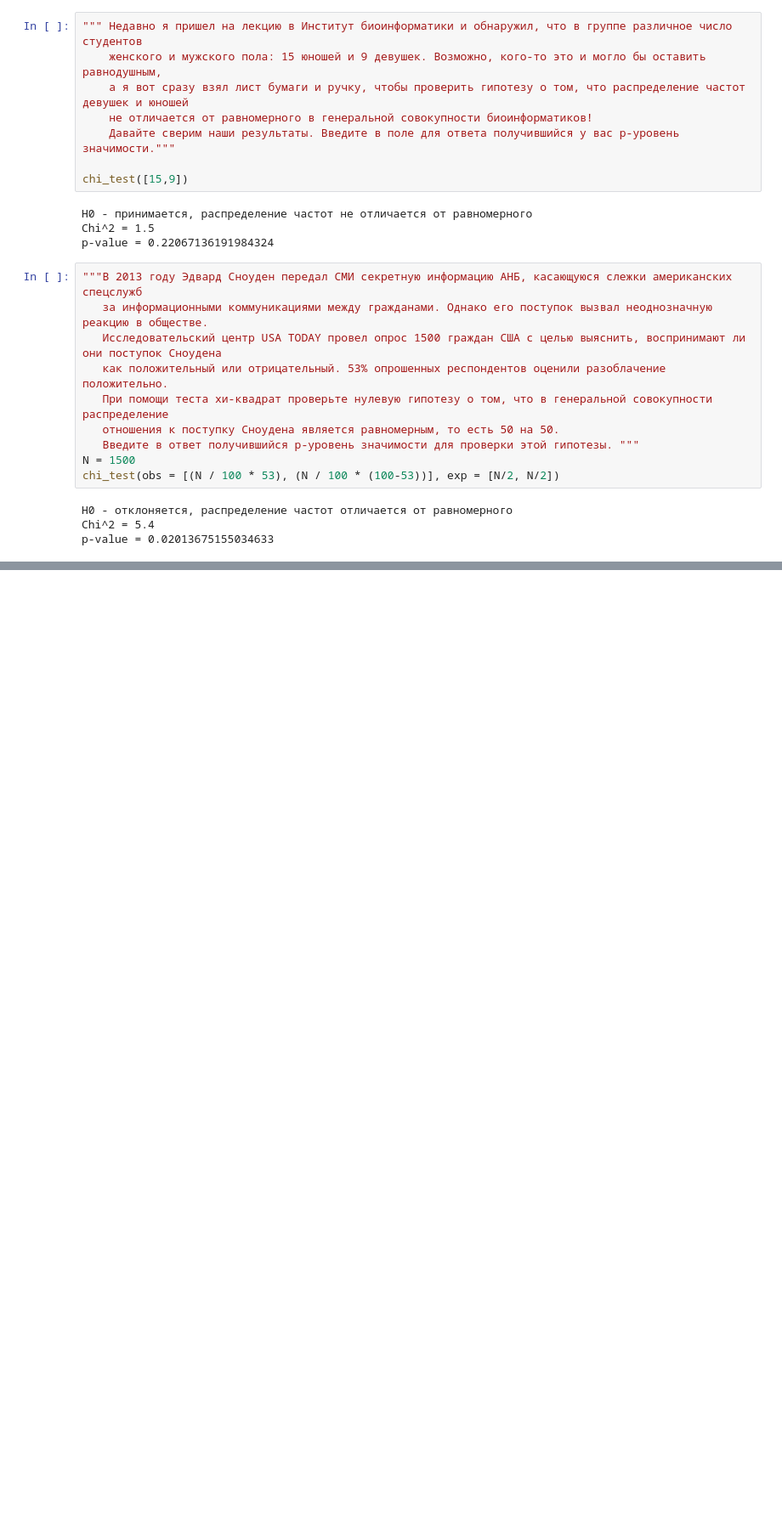
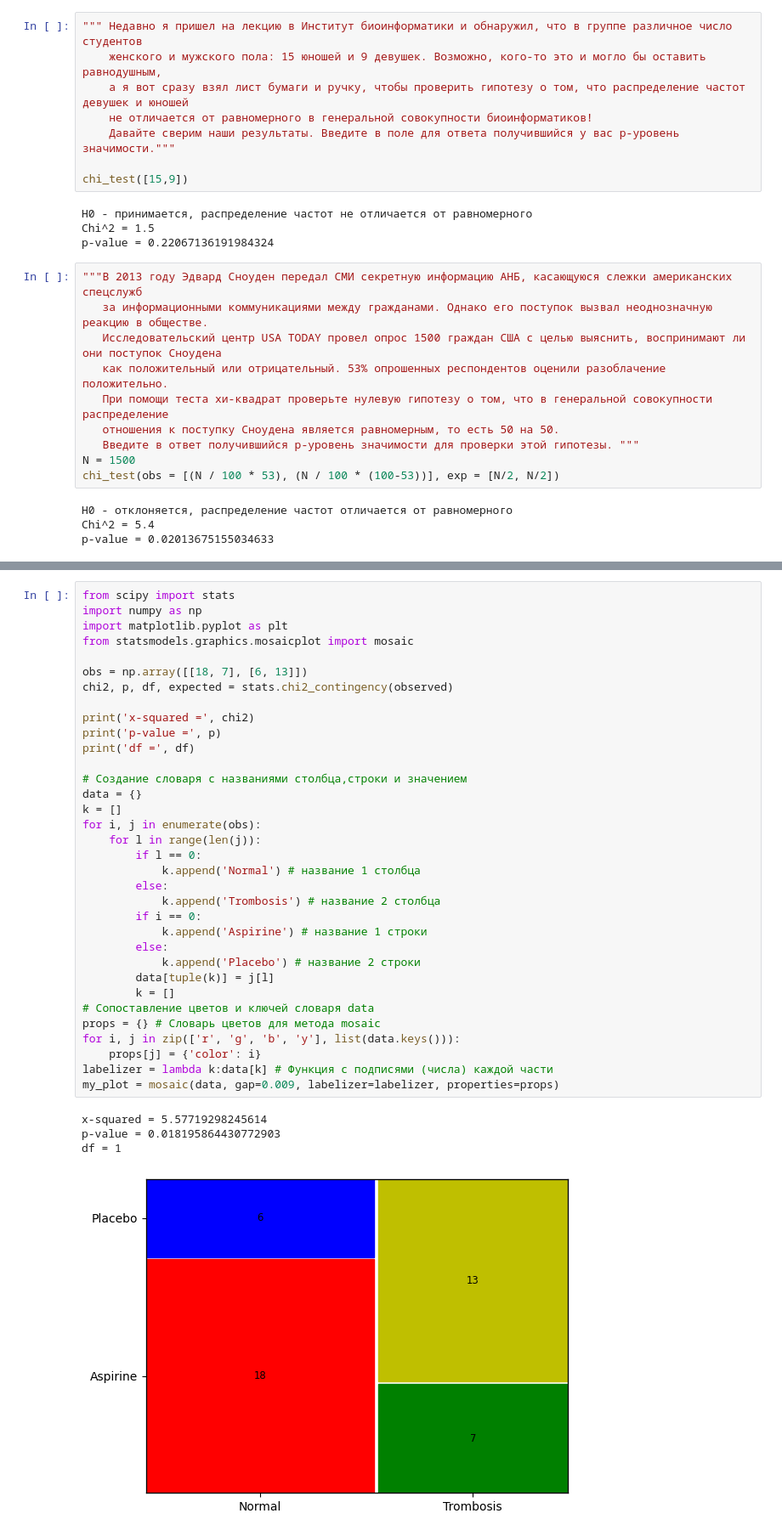
Before and after one commit to LiquidVac/My_study, a Jupyter notebook: STEPIK. Основы статистики ч.2/Лекция 1. Основы Cтатистики ч.2.ipynb, the cells around one changed output, grey strips where cells are left out. Shown at 85% size. Drawn from its saved outputs; the diff is of its cells as text; blank space fills up the shorter version.

```diff
--- a/STEPIK. Основы статистики ч.2/Лекция 1. Основы Cтатистики ч.2.ipynb
+++ b/STEPIK. Основы статистики ч.2/Лекция 1. Основы Cтатистики ч.2.ipynb
@@ -338,0 +441,39 @@ p-value = 0.02013675155034633
+# %%
+from scipy import stats
+import numpy as np
+import matplotlib.pyplot as plt
+from statsmodels.graphics.mosaicplot import mosaic
+
+obs = np.array([[18, 7], [6, 13]])
+chi2, p, df, expected = stats.chi2_contingency(observed)
+
+print('x-squared =', chi2)
+print('p-value =', p)
+print('df =', df)
+
+# Создание словаря с названиями столбца,строки и значением
+data = {}
+k = []
+for i, j in enumerate(obs):
+    for l in range(len(j)):
+        if l == 0:
+            k.append('Normal') # название 1 столбца
+        else:
+            k.append('Trombosis') # название 2 столбца
+        if i == 0:
+            k.append('Aspirine') # название 1 строки
+        else:
+            k.append('Placebo') # название 2 строки
+        data[tuple(k)] = j[l]
+        k = []
+# Сопоставление цветов и ключей словаря data
+props = {} # Словарь цветов для метода mosaic
+for i, j in zip(['r', 'g', 'b', 'y'], list(data.keys())):
+    props[j] = {'color': i}
+labelizer = lambda k:data[k] # Функция с подписями (числа) каждой части
+my_plot = mosaic(data, gap=0.009, labelizer=labelizer, properties=props)
+# %% [output]
+x-squared = 5.57719298245614
+p-value = 0.018195864430772903
+df = 1
+[figure, added]
```
Also changed, not shown: parts of 21 cells of this notebook.
